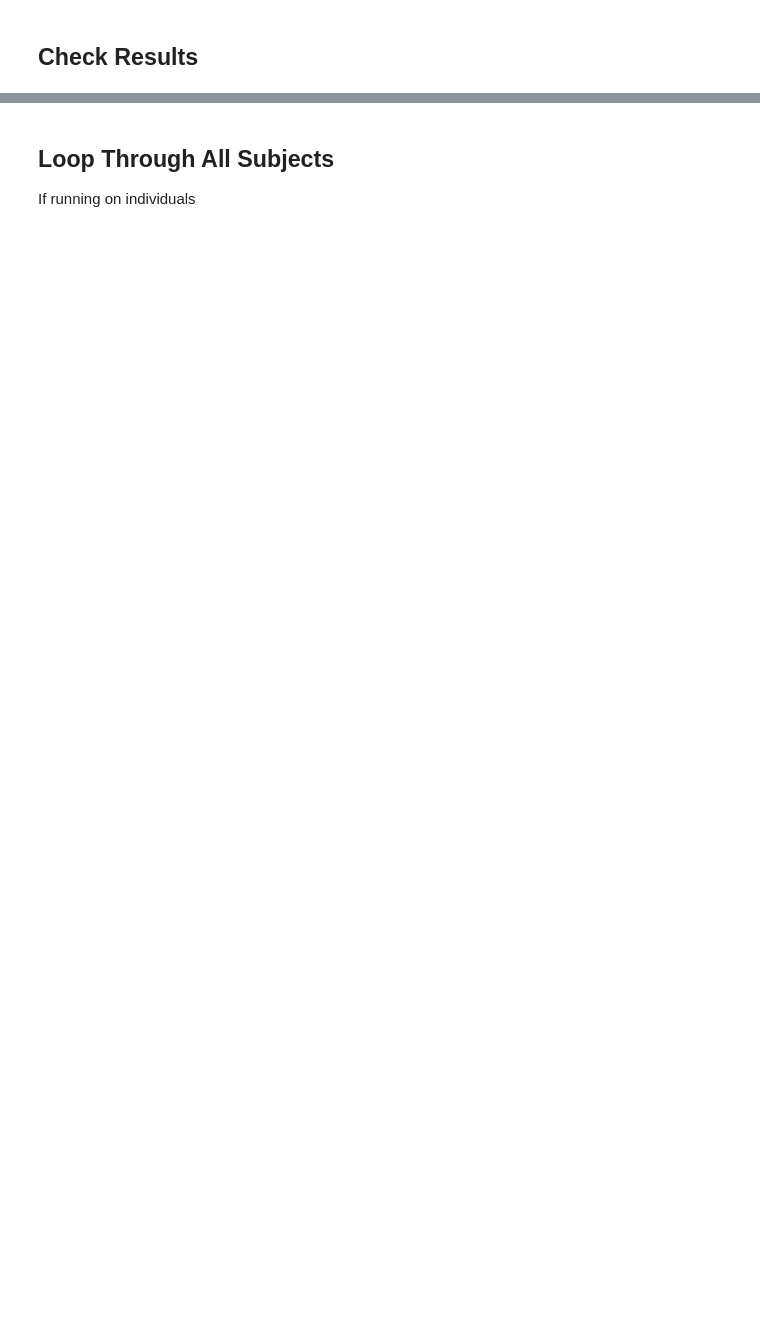
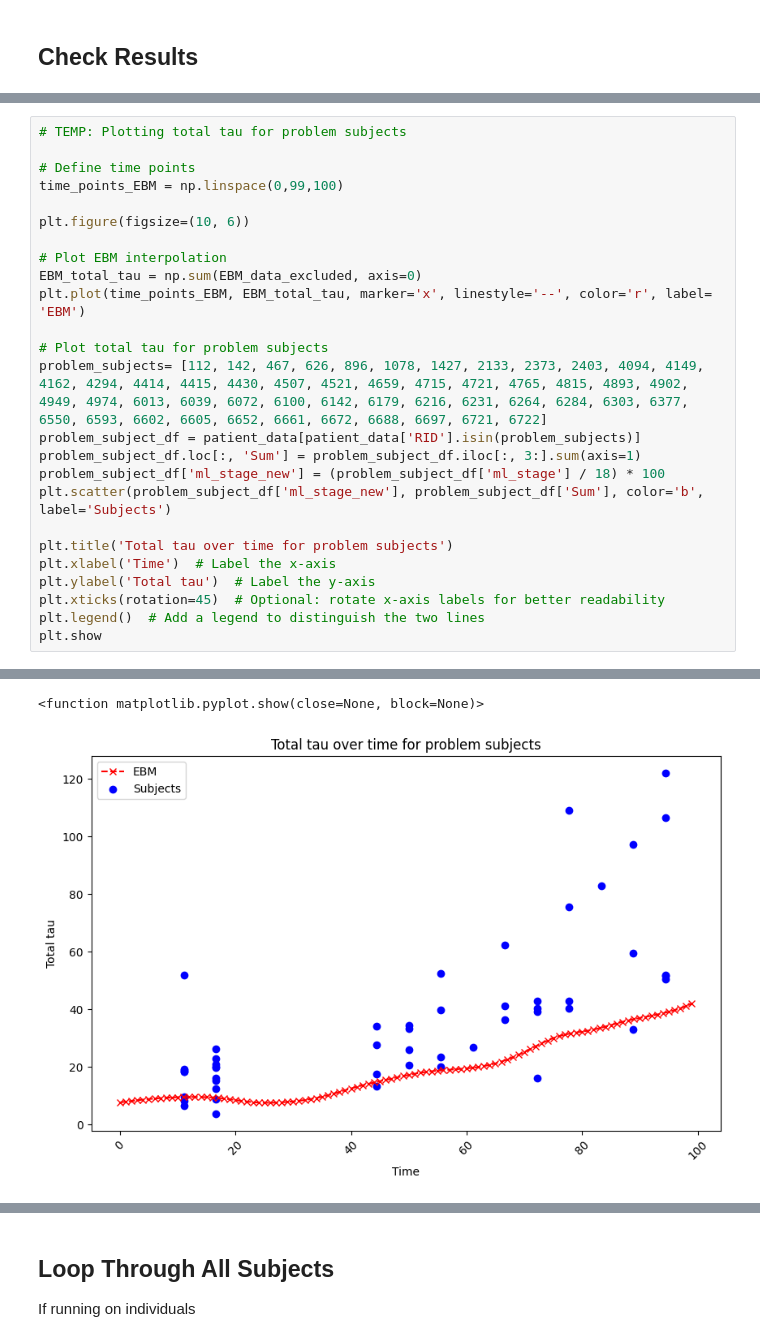
Before and after one commit to LaasyaMunjeti/EBM-Nexis, a Jupyter notebook: Running_nexis_forward.ipynb, the cells around one changed output, grey strips where cells are left out. Saved outputs shown, nothing was run; the diff lists cells and outputs as text; blank space fills up the shorter version.

```diff
--- a/Running_nexis_forward.ipynb
+++ b/Running_nexis_forward.ipynb
@@ -273,0 +398,26 @@ Pearsons R: 0.02171104915210384
+# %%
+# TEMP: Plotting total tau for problem subjects
+
+# Define time points
+time_points_EBM = np.linspace(0,99,100)
+
+plt.figure(figsize=(10, 6))
+
+# Plot EBM interpolation
+EBM_total_tau = np.sum(EBM_data_excluded, axis=0)
+plt.plot(time_points_EBM, EBM_total_tau, marker='x', linestyle='--', color='r', label= 'EBM')
+
+# Plot total tau for problem subjects
+problem_subjects= [112, 142, 467, 626, 896, 1078, 1427, 2133, 2373, 2403, 4094, 4149, 4162, 4294, 4414, 4415, 4430, 4507, 4521, 4659, 4715, 4721, 4765, 4815, 4893, 4902, 4949, 4974, 6013, 6039, 6072, 6100, 6142, 6179, 6216, 6231, 6264, 6284, 6303, 6377, 6550, 6593, 6602, 6605, 6652, 6661, 6672, 6688, 6697, 6721, 6722]
+problem_subject_df = patient_data[patient_data['RID'].isin(problem_subjects)]
+problem_subject_df.loc[:, 'Sum'] = problem_subject_df.iloc[:, 3:].sum(axis=1)
+problem_subject_df['ml_stage_new'] = (problem_subject_df['ml_stage'] / 18) * 100
+plt.scatter(problem_subject_df['ml_stage_new'], problem_subject_df['Sum'], color='b', label='Subjects')
+
+plt.title('Total tau over time for problem subjects')
+plt.xlabel('Time')  # Label the x-axis
+plt.ylabel('Total tau')  # Label the y-axis
+plt.xticks(rotation=45)  # Optional: rotate x-axis labels for better readability
+plt.legend()  # Add a legend to distinguish the two lines
+plt.show
+# %% [output]
@@ -274 +434,3 @@ Pearsons R: 0.02171104915210384
+<function matplotlib.pyplot.show(close=None, block=None)>
+[figure, added]
 # %%
```
Also changed, not shown: parts of 14 cells of this notebook.
